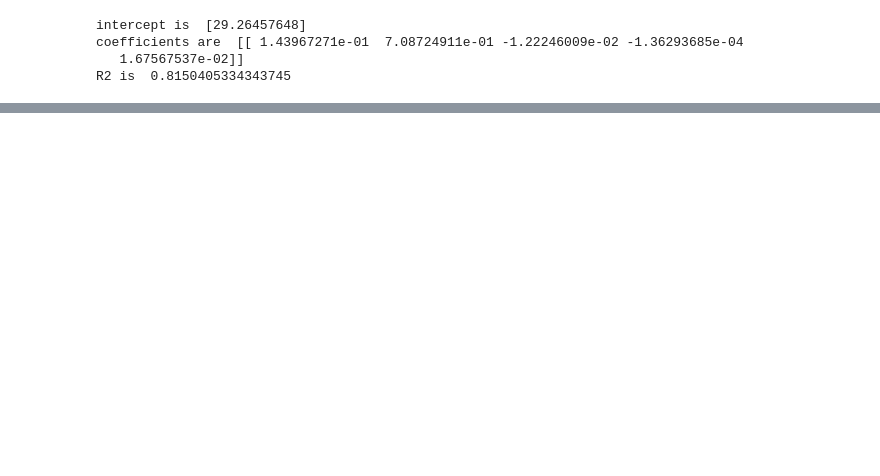
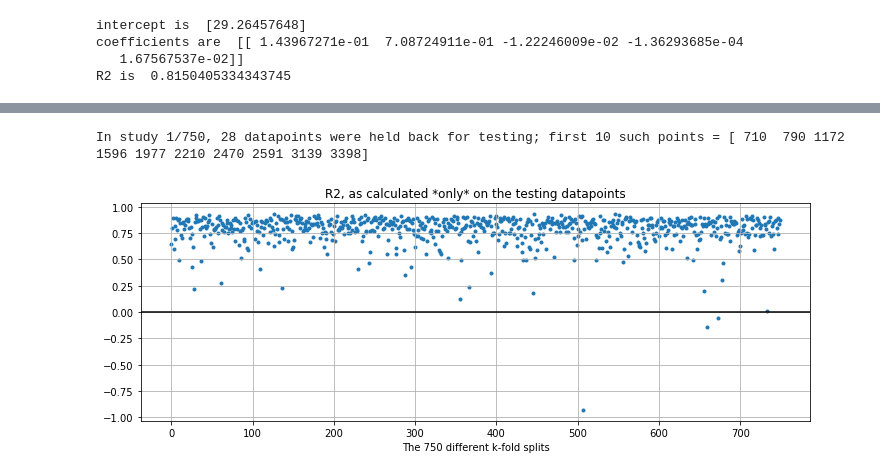
Before and after one commit to jeremy-large/ox-sbs-ml-bd, a Jupyter notebook: notebooks/class_2.ipynb, the cells around one changed output, grey strips where cells are left out. Drawn from its saved outputs; the diff is of its cells as text; code cells hidden in the pictures; blank space fills up the shorter version.

```diff
--- a/notebooks/class_2.ipynb
+++ b/notebooks/class_2.ipynb
@@ -307,0 +388,6 @@ reg = LinearRegression()
+# %%
+scores = train_n_test(X, y, 750, verbose=False)
+mfe_r2_diag(scores)
+# %% [output]
+In study 1/750, 28 datapoints were held back for testing; first 10 such points = [ 710  790 1172 1596 1977 2210 2470 2591 3139 3398]
+[figure, added]
```
Also changed, not shown: parts of 43 cells of this notebook, 2 other files.
